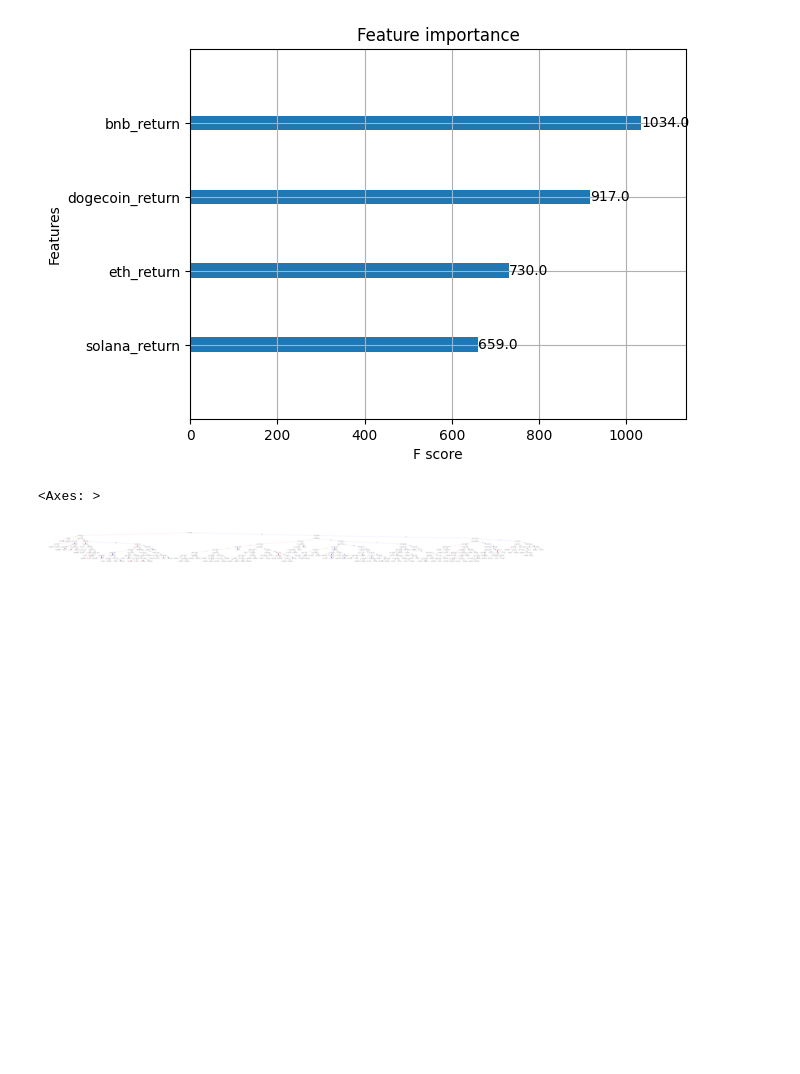
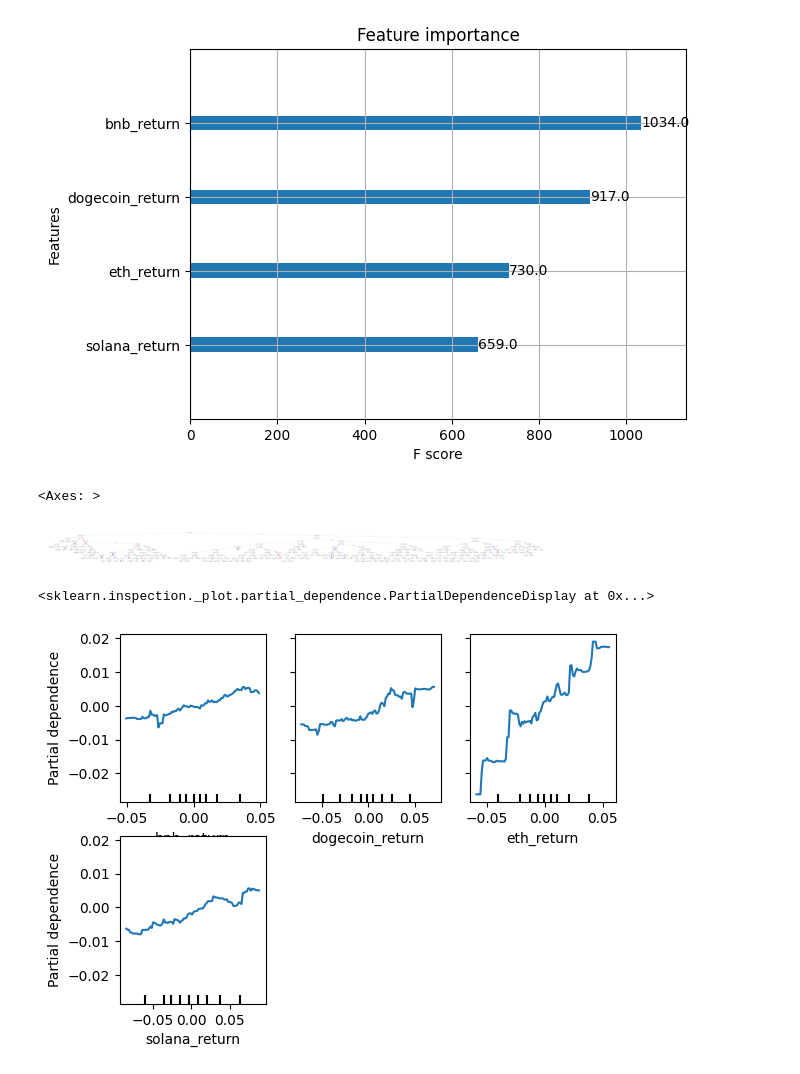
Before and after one commit to outfox330/ML_Models_on_Time_Series, a Jupyter notebook: BTC_FORECAST.ipynb, the cells around one changed output. Cells and saved outputs as stored; diff of their text form; code cells hidden in the pictures; blank space fills up the shorter version.

```diff
--- a/BTC_FORECAST.ipynb
+++ b/BTC_FORECAST.ipynb
@@ -412,3 +414,15 @@ plot_tree(xg_reg._Booster)
 # %% [output]
 <Axes: >
 [figure]
+# %%
+# from sklearn.inspection import plot_partial_dependence
+from sklearn.inspection import PartialDependenceDisplay
+import matplotlib.pyplot as plt
+
+features = ['bnb_return','dogecoin_return', 'eth_return', 'solana_return']
+
+PartialDependenceDisplay.from_estimator(xg_reg, X_train,
+                                                [1, 2,3,4])
+# %% [output]
+<sklearn.inspection._plot.partial_dependence.PartialDependenceDisplay at 0x...>
+[figure, added]
```
Also changed, not shown: parts of 2 cells of this notebook.
